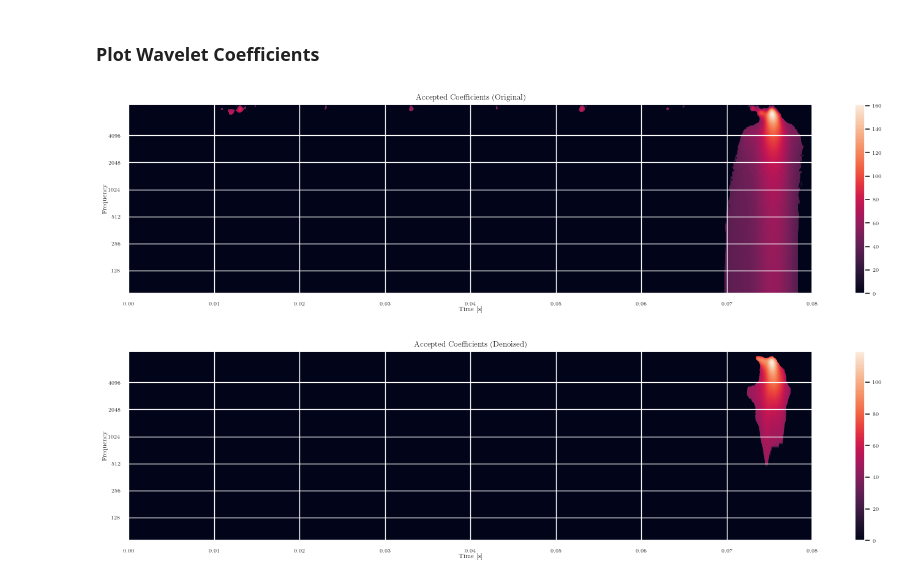
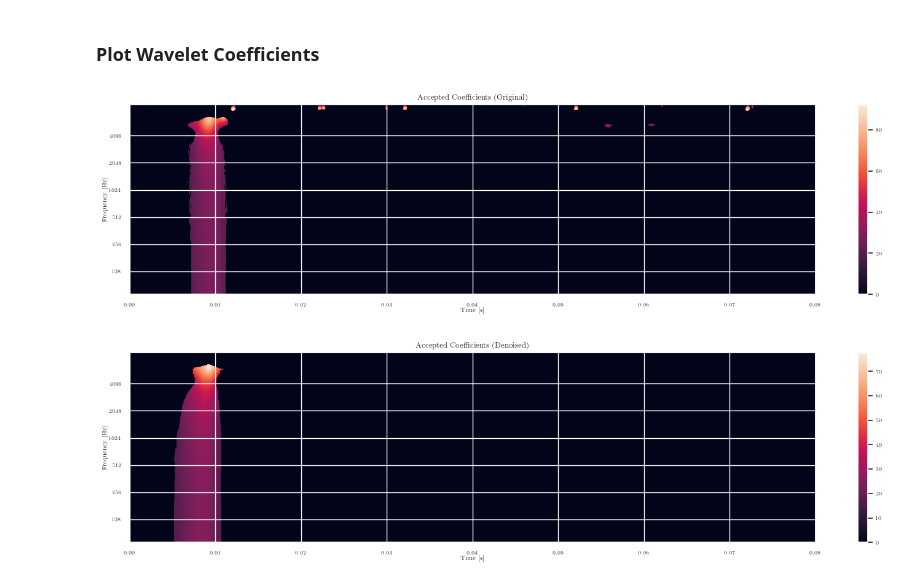
Before and after one commit to TheresaDF/NeuronSpikeEye, a Jupyter notebook: src/visualizations/CPD.ipynb, the cells around one changed output. Drawn from its saved outputs; the diff is of its cells as text; code cells hidden in the pictures.

```diff
--- a/src/visualizations/CPD.ipynb
+++ b/src/visualizations/CPD.ipynb
@@ -43,8 +45,8 @@ with open("simulated_data.pkl", 'rb') as f:
     file = pickle.load(f)
 f.close()
 
-channel = 16
-peaks, _ = find_peaks(file['filt_signal'][:, channel], height = 30, distance = 2900)
+channel = 15
+peaks, _ = find_peaks(file['filt_signal'][:, channel], height = 300, distance = 2900)
 bins = bin_data(file['filt_signal'][:, channel], peaks).T
 true_bins = bin_data(file['true_signal'][:, channel], peaks).T
 
@@ -105,36 +112,36 @@ plt.show()
 # %% [markdown]
 ### Plot Wavelet Coefficients
 # %%
-idx = 26
-accept_orig = get_accepted_coefficients(scalograms[idx], scales, 0.1)
-accept_clean = get_accepted_coefficients(rntf_recon[idx], scales, 0.1)
+idx = 0
+accept_orig = get_accepted_coefficients(scalograms[idx], scales, 0.2)
+accept_clean = get_accepted_coefficients(rntf_recon[idx], scales, 0.2)
 
 fig = plt.figure(figsize = (18, 4))
 plt.imshow(np.flipud(accept_orig), extent=[0, len(bins) / 30000, frequencies.min(), frequencies.max()],
            aspect='auto', origin='lower')
 plt.xlabel('Time [s]')
-plt.ylabel('Frequency')
+plt.ylabel('Frequency [Hz]')
 plt.yscale("log")
 plt.yticks([128, 256, 512, 1024, 2048, 4096], ["128", "256", "512", "1024", "2048", "4096"])
 plt.title('Accepted Coefficients (Original)')
 plt.colorbar()
 plt.show()
 
 savefig(fig, "CPD_accepted_orig", width = 6, height=1.5)
 
 
 fig = plt.figure(figsize = (18, 4))
 plt.imshow(np.flipud(np.abs(accept_clean)), extent=[0, len(bins) / 30000, frequencies.min(), frequencies.max()],
            aspect='auto', origin='lower')
 plt.xlabel('Time [s]')
-plt.ylabel('Frequency')
+plt.ylabel('Frequency [Hz]')
 plt.yscale("log")
 plt.yticks([128, 256, 512, 1024, 2048, 4096], ["128", "256", "512", "1024", "2048", "4096"])
 plt.title('Accepted Coefficients (Denoised)')
 plt.colorbar()
 plt.show()
 
 savefig(fig, "CPD_accepted_denoised", width = 6, height=1.5)
 # %% [output]
-[figure, old version]
+[figure, new version]
-[figure, old version]
+[figure, new version]
```
Also changed, not shown: parts of 3 cells of this notebook, 6 other files.
